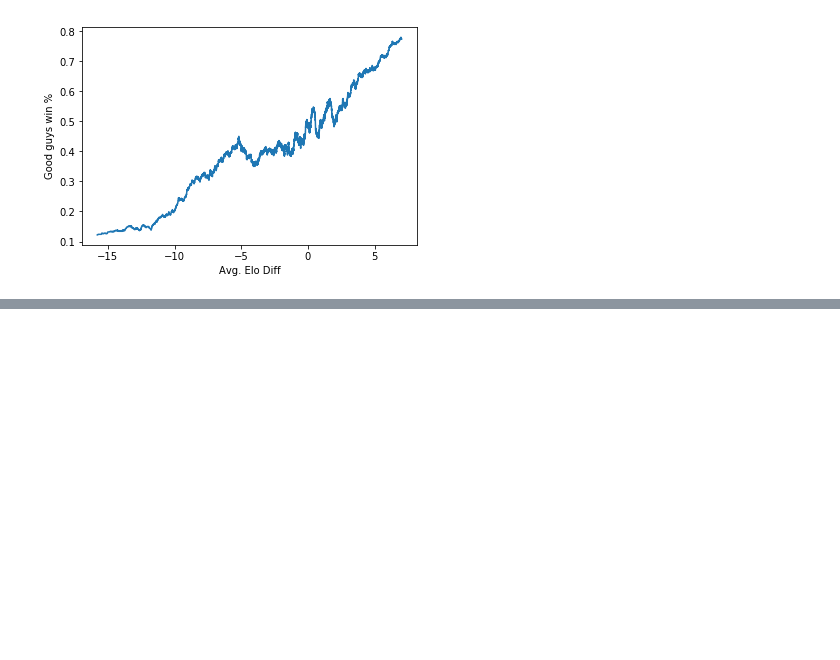
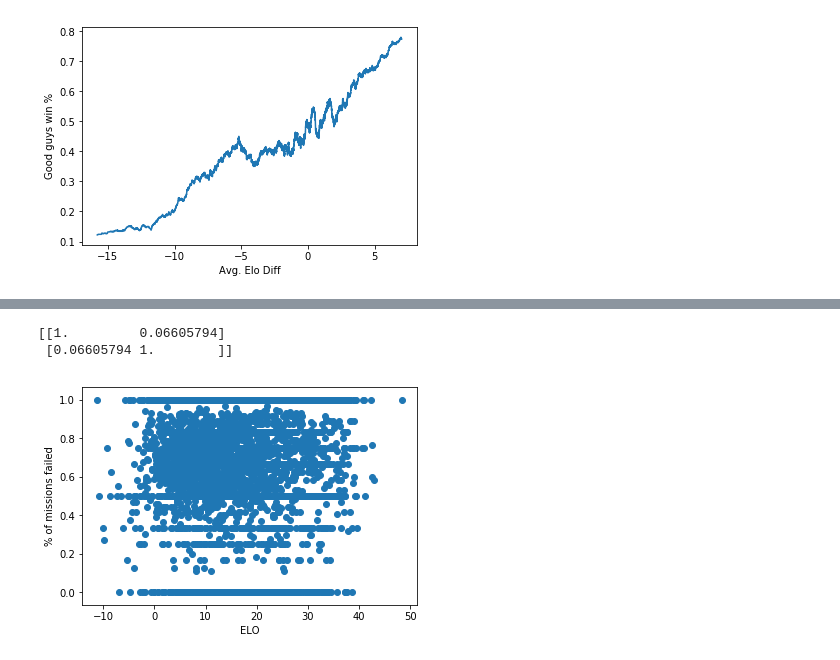
Before and after one commit to Detry322/avalon-bot, a Jupyter notebook: data_analysis/analysis.ipynb, the cells around one changed output, grey strips where cells are left out. Drawn from its saved outputs; the diff is of its cells as text; code cells hidden in the pictures; blank space fills up the shorter version.

```diff
--- a/data_analysis/analysis.ipynb
+++ b/data_analysis/analysis.ipynb
@@ -261,3 +261,16 @@ def plot_elo_diff_vs_outcome(games, ratings, rolling_width=500):
 plot_elo_diff_vs_outcome(VALID_GAMES, VALID_RATINGS)
 # %% [output]
 [figure]
+# %%
+def group_and_average(arr, group=lambda x: x[0], stat=lambda x: x[1]):
+    counts = defaultdict(lambda: 0)
+    stat_total = defaultdict(lambda: 0)
+
+    for val in arr:
+        counts[group(val)] += 1
+        stat_total[group(val)] += stat(val)
+
+    results = []
+    for k in counts.keys():
+        results.append((k, float(stat_total[k])/counts[k], counts[k]))
+    return results
@@ -263,0 +357,31 @@ plot_elo_diff_vs_outcome(VALID_GAMES, VALID_RATINGS)
+# %%
+def plot_elo_vs_mission_fails(games, ratings, rolling_width=1000):
+    mission_counts = get_mission_fail_counts(games)
+    players, missions_failed, missions_passed = zip(*mission_counts)
+    missions_failed = np.array(missions_failed)
+    missions_passed = np.array(missions_passed)
+    perc_failed = missions_failed / (missions_failed + missions_passed + 0.0)
+
+    players_and_perc_failed = zip(players, perc_failed)
+
+    grouped = group_and_average(players_and_perc_failed)
+
+    grouped = sorted(grouped, key=lambda x: ratings[x[0]].mu)
+
+    elos = [ratings[player].mu for player, _, _ in grouped]
+    avg_fails = [avg_fail for _, avg_fail, _, in grouped]
+
+    ravg_elo = rolling_average(elos, rolling_width=rolling_width)
+    ravg_perc_failed = rolling_average(avg_fails, rolling_width=rolling_width)
+
+    print np.corrcoef(elos, avg_fails)
+
+    plt.ylabel('% of missions failed')
+    plt.xlabel('ELO')
+    plt.scatter(elos, avg_fails)
+
+plot_elo_vs_mission_fails(VALID_GAMES, VALID_RATINGS)
+# %% [output]
+[[1.         0.06605794]
+ [0.06605794 1.        ]]
+[figure, added]
```
Also changed, not shown: parts of 10 cells of this notebook, 4 other files.
